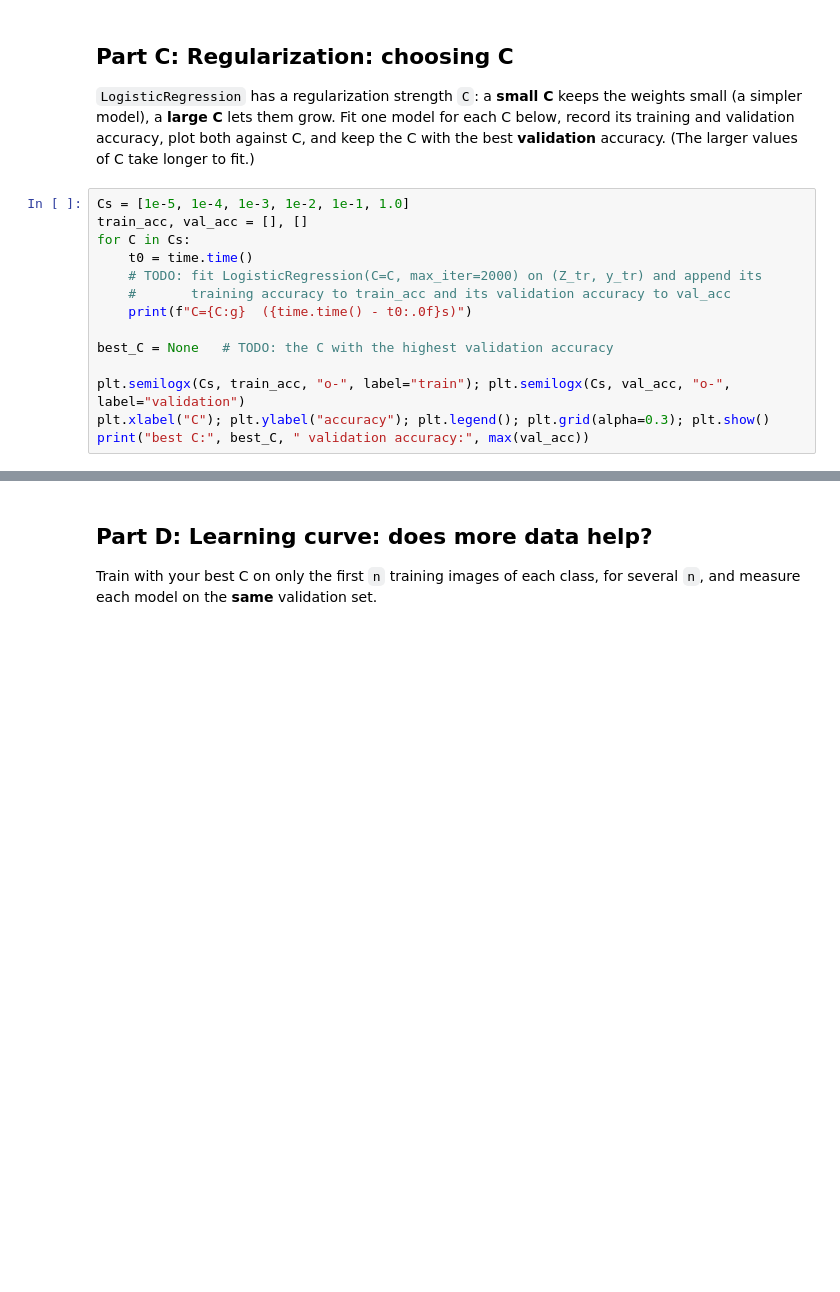
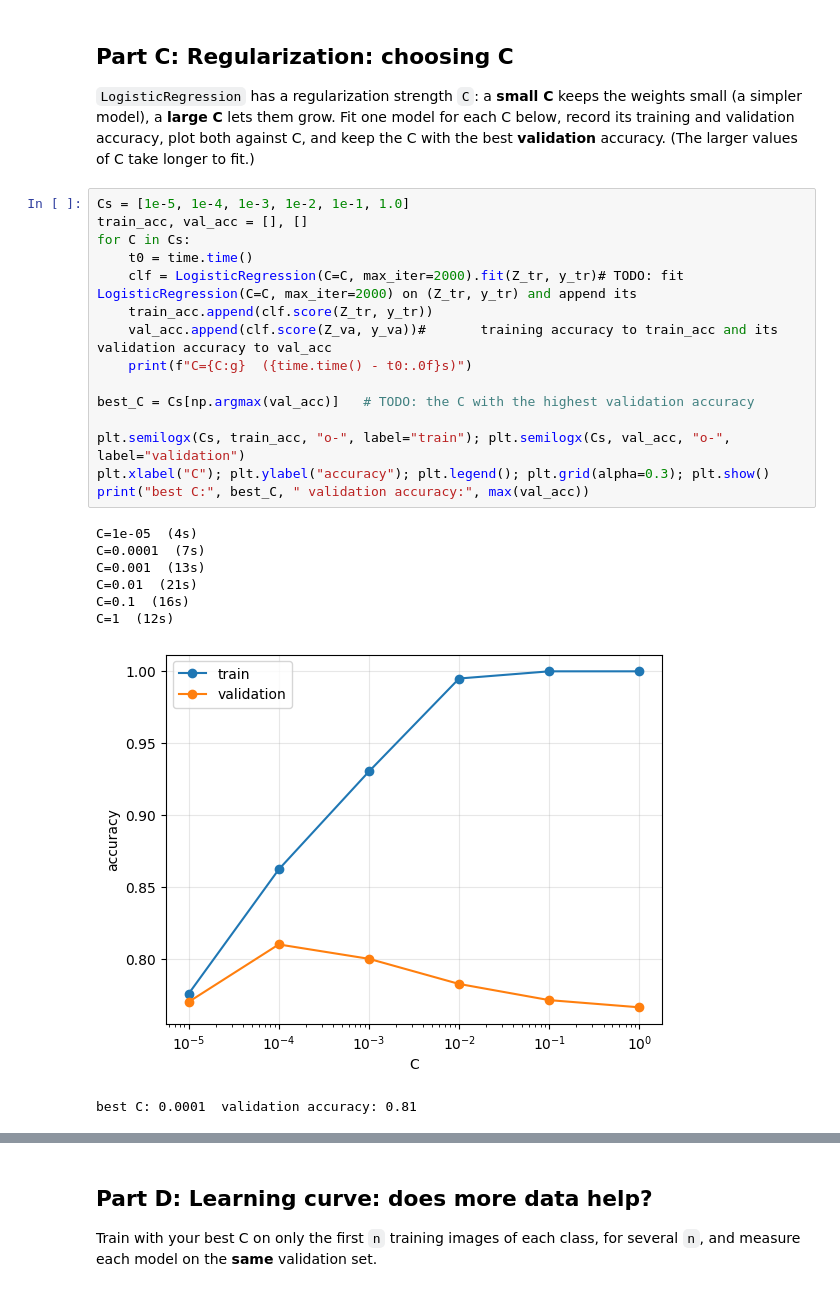
Before and after one commit to dayjobs/day-jobs, a Jupyter notebook: hw1_image_classification.ipynb, the cells around one changed output, grey strips where cells are left out. Drawn from its saved outputs; the diff is of its cells as text; blank space fills up the shorter version.

```diff
--- a/hw1_image_classification.ipynb
+++ b/hw1_image_classification.ipynb
@@ -190,17 +202,27 @@ the best **validation** accuracy. (The larger values of C take longer to fit.)
 # %%
 Cs = [1e-5, 1e-4, 1e-3, 1e-2, 1e-1, 1.0]
 train_acc, val_acc = [], []
 for C in Cs:
     t0 = time.time()
-    # TODO: fit LogisticRegression(C=C, max_iter=2000) on (Z_tr, y_tr) and append its
-    #       training accuracy to train_acc and its validation accuracy to val_acc
+    clf = LogisticRegression(C=C, max_iter=2000).fit(Z_tr, y_tr)# TODO: fit LogisticRegression(C=C, max_iter=2000) on (Z_tr, y_tr) and append its
+    train_acc.append(clf.score(Z_tr, y_tr))
+    val_acc.append(clf.score(Z_va, y_va))#       training accuracy to train_acc and its validation accuracy to val_acc
     print(f"C={C:g}  ({time.time() - t0:.0f}s)")
 
-best_C = None   # TODO: the C with the highest validation accuracy
+best_C = Cs[np.argmax(val_acc)]   # TODO: the C with the highest validation accuracy
 
 plt.semilogx(Cs, train_acc, "o-", label="train"); plt.semilogx(Cs, val_acc, "o-", label="validation")
 plt.xlabel("C"); plt.ylabel("accuracy"); plt.legend(); plt.grid(alpha=0.3); plt.show()
 print("best C:", best_C, " validation accuracy:", max(val_acc))
+# %% [output]
+C=1e-05  (4s)
+C=0.0001  (7s)
+C=0.001  (13s)
+C=0.01  (21s)
+C=0.1  (16s)
+C=1  (12s)
+[figure, added]
+best C: 0.0001  validation accuracy: 0.81
 # %% [markdown]
 **Q4.** Describe the two curves. Where does the model **underfit**, where does it
 **overfit**, and why is your best C better than the default `C=1`? (3 sentences)
```
Also changed, not shown: parts of 9 cells of this notebook.
